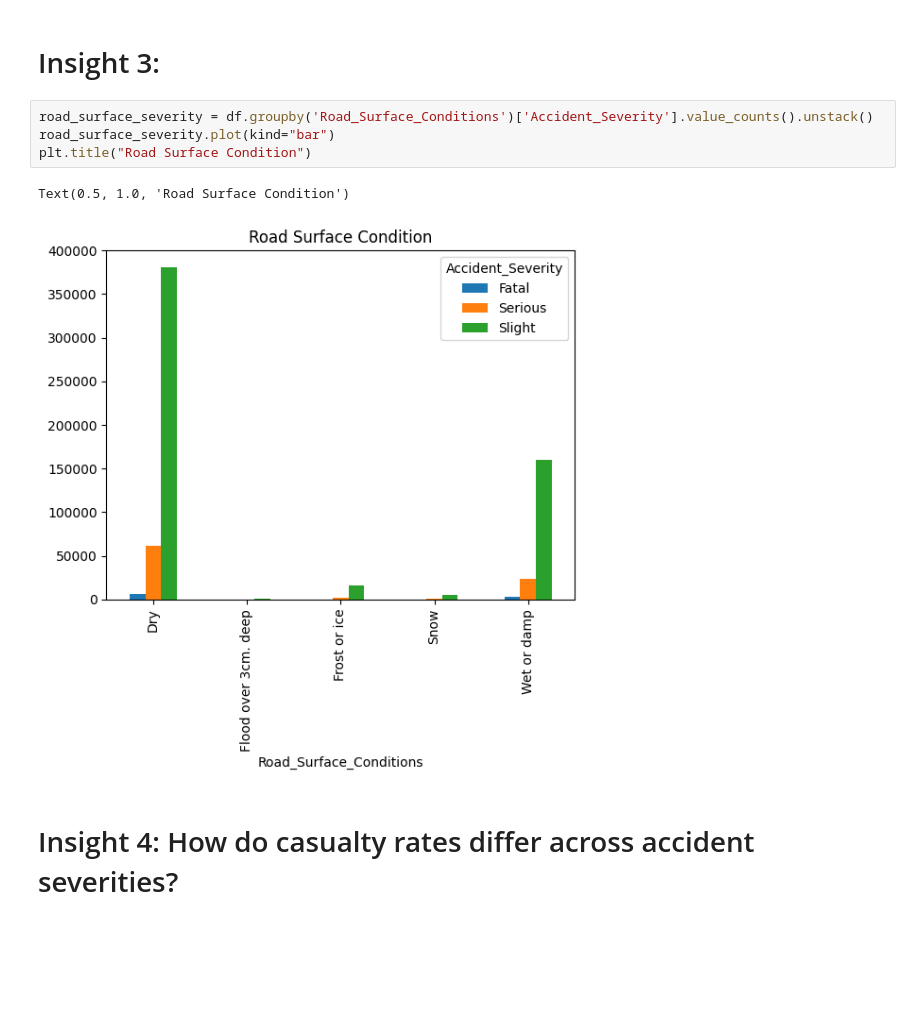
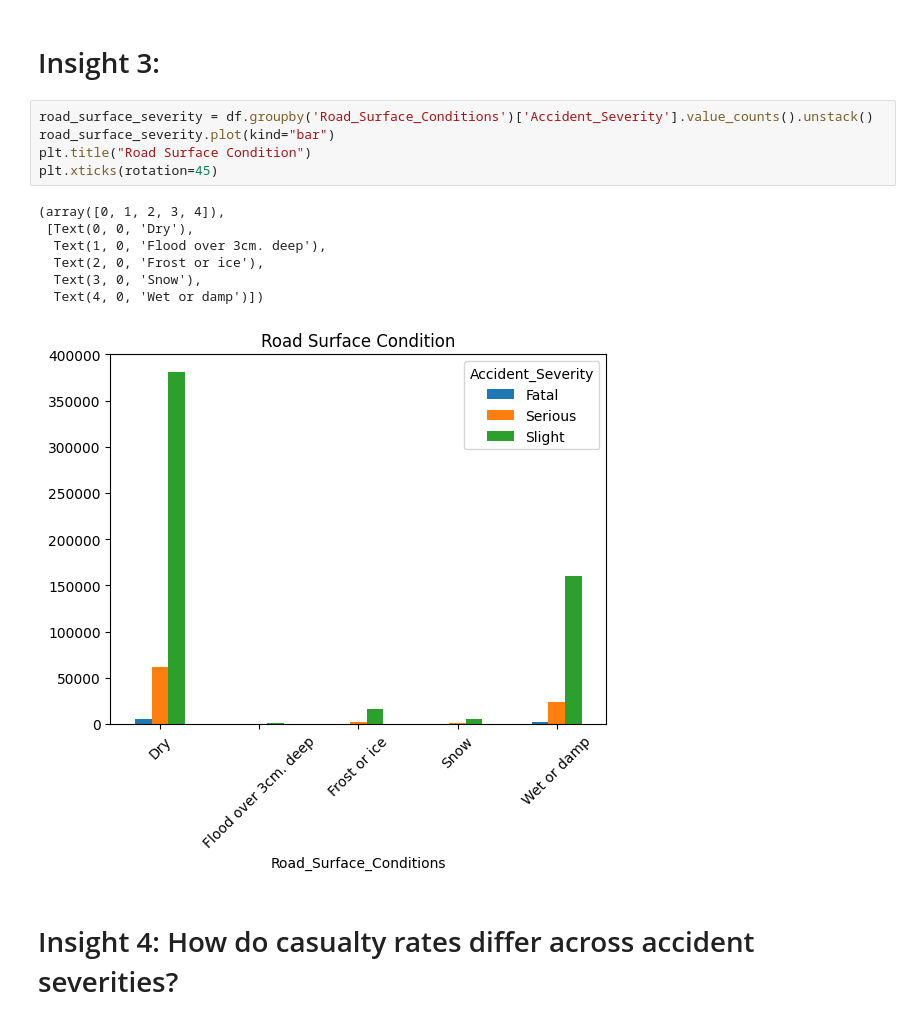
Before and after one commit to muhijericho/ITD-3B-act-4, a Jupyter notebook: activity4.ipynb, the cells around one changed output. Saved outputs shown, nothing was run; the diff lists cells and outputs as text; blank space fills up the shorter version.

```diff
--- a/activity4.ipynb
+++ b/activity4.ipynb
@@ -132,10 +147,16 @@ road_types
 # %%
 road_surface_severity = df.groupby('Road_Surface_Conditions')['Accident_Severity'].value_counts().unstack()
 road_surface_severity.plot(kind="bar")
 plt.title("Road Surface Condition")
+plt.xticks(rotation=45)
 # %% [output]
-Text(0.5, 1.0, 'Road Surface Condition')
+(array([0, 1, 2, 3, 4]),
+ [Text(0, 0, 'Dry'),
+  Text(1, 0, 'Flood over 3cm. deep'),
+  Text(2, 0, 'Frost or ice'),
+  Text(3, 0, 'Snow'),
+  Text(4, 0, 'Wet or damp')])
-[figure, old version]
+[figure, new version]
 # %% [markdown]
 <h1> Insight 4: How do casualty rates differ across accident severities?</h1>
 # %% [markdown]
```
Also changed, not shown: parts of 13 cells of this notebook.
